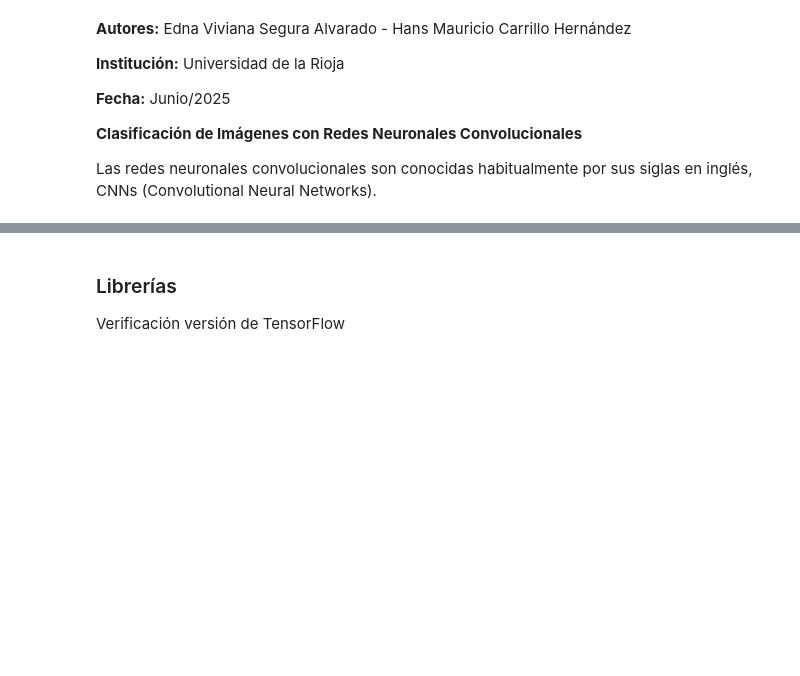
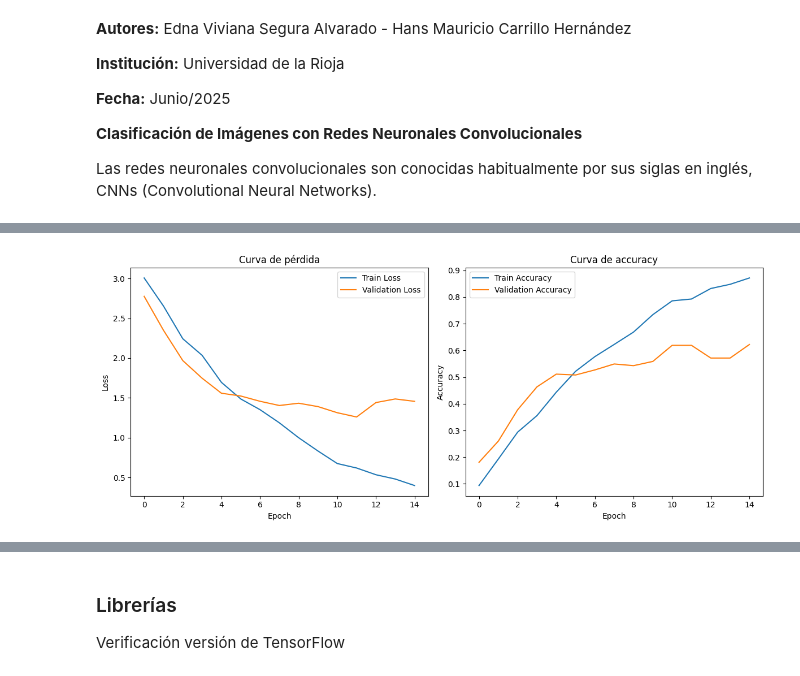
Before and after one commit to ednavivianasegura/Material_cursos_Evsa_Miuller, a Jupyter notebook: Modulo3_RedesNeuronales/redes_convolucionales_2026.ipynb, the cells around one changed output, grey strips where cells are left out. Drawn from its saved outputs; the diff is of its cells as text; code cells hidden in the pictures; blank space fills up the shorter version.

```diff
--- a/Modulo3_RedesNeuronales/redes_convolucionales_2026.ipynb
+++ b/Modulo3_RedesNeuronales/redes_convolucionales_2026.ipynb
@@ -12,0 +264,11 @@ Las redes neuronales convolucionales son conocidas habitualmente por sus siglas
+# %%
+# =========================================================
+# FUNCIÓN DE PÉRDIDA Y OPTIMIZADOR
+# =========================================================
+
+criterion = nn.CrossEntropyLoss()
+
+optimizer = optim.Adam(
+    model.parameters(),
+    lr=LEARNING_RATE
+)
@@ -12,0 +398,30 @@ Las redes neuronales convolucionales son conocidas habitualmente por sus siglas
+# %%
+# =========================================================
+# GRÁFICAS DE ENTRENAMIENTO
+# =========================================================
+
+plt.figure(figsize=(12, 5))
+
+# Loss
+plt.subplot(1, 2, 1)
+plt.plot(train_losses, label="Train Loss")
+plt.plot(val_losses, label="Validation Loss")
+plt.xlabel("Epoch")
+plt.ylabel("Loss")
+plt.title("Curva de pérdida")
+plt.legend()
+
+# Accuracy
+plt.subplot(1, 2, 2)
+plt.plot(train_accuracies, label="Train Accuracy")
+plt.plot(val_accuracies, label="Validation Accuracy")
+plt.xlabel("Epoch")
+plt.ylabel("Accuracy")
+plt.title("Curva de accuracy")
+plt.legend()
+
+plt.tight_layout()
+plt.savefig("training_curves.png")
+plt.show()
+# %% [output]
+[figure, added]
```
Also changed, not shown: parts of 27 cells of this notebook.
